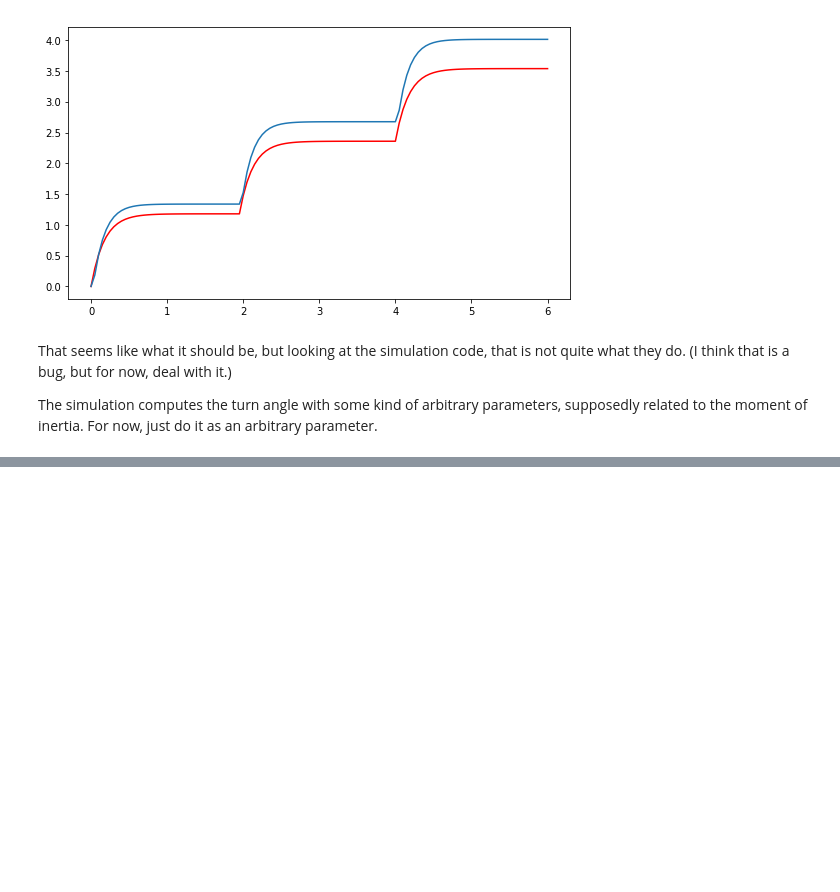
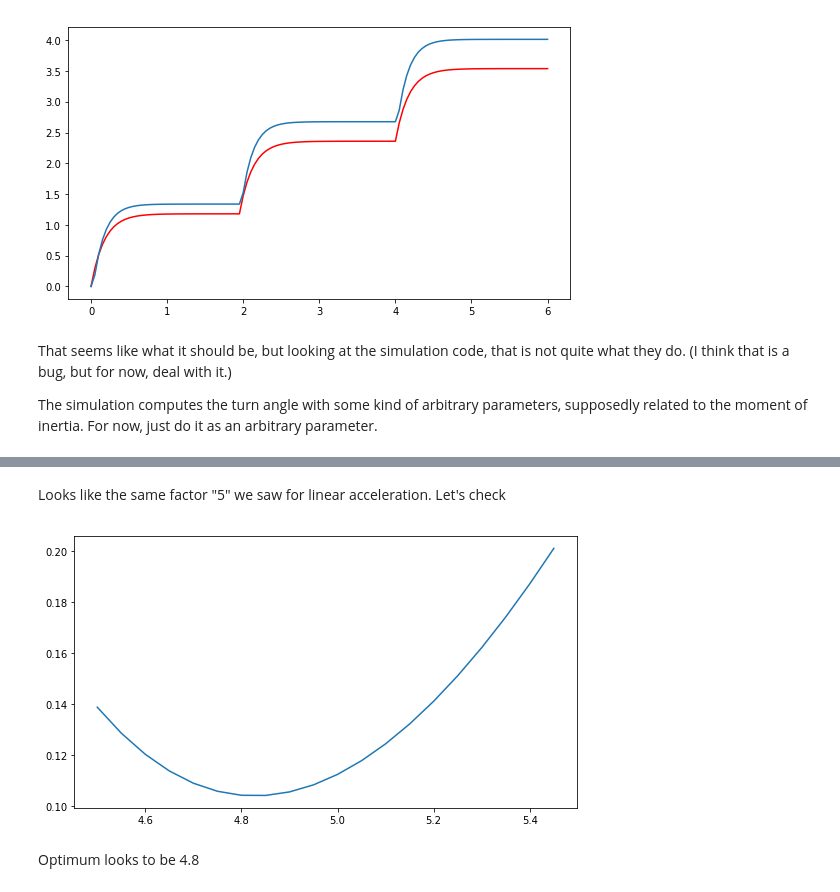
Before and after one commit to ligerbots/KalmanFilter, a Jupyter notebook: notebooks/Measure_Acceleration_Sim.ipynb, the cells around one changed output, grey strips where cells are left out. Saved outputs shown, nothing was run; the diff lists cells and outputs as text; code cells hidden in the pictures; blank space fills up the shorter version.

```diff
--- a/notebooks/Measure_Acceleration_Sim.ipynb
+++ b/notebooks/Measure_Acceleration_Sim.ipynb
@@ -216,0 +243,16 @@ omega factor = 0.6218181818181818
+# %% [markdown]
+Looks like the same factor "5" we saw for linear acceleration. Let's check
+# %%
+def omega_error(omega, robot_path, accel_factor):
+    omega_calc = omega_from_motors(robot_path, accel_factor)
+    d = np.subtract(omega, omega_calc)
+    err = np.sum(d*d)
+    return err
+
+vals = np.arange(4.5, 5.5, 0.05)
+errs = [omega_error(omega, robot_path, v) for v in vals]
+plt.plot(vals, errs);
+# %% [output]
+[figure, added]
+# %% [markdown]
+Optimum looks to be 4.8
```
Also changed, not shown: parts of 3 cells of this notebook.
